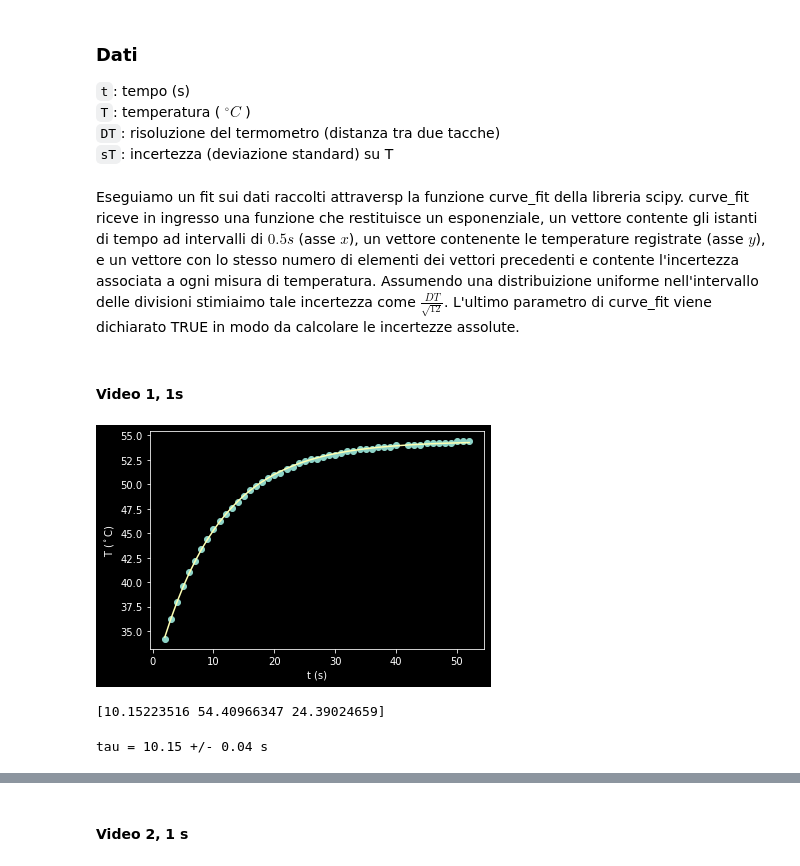
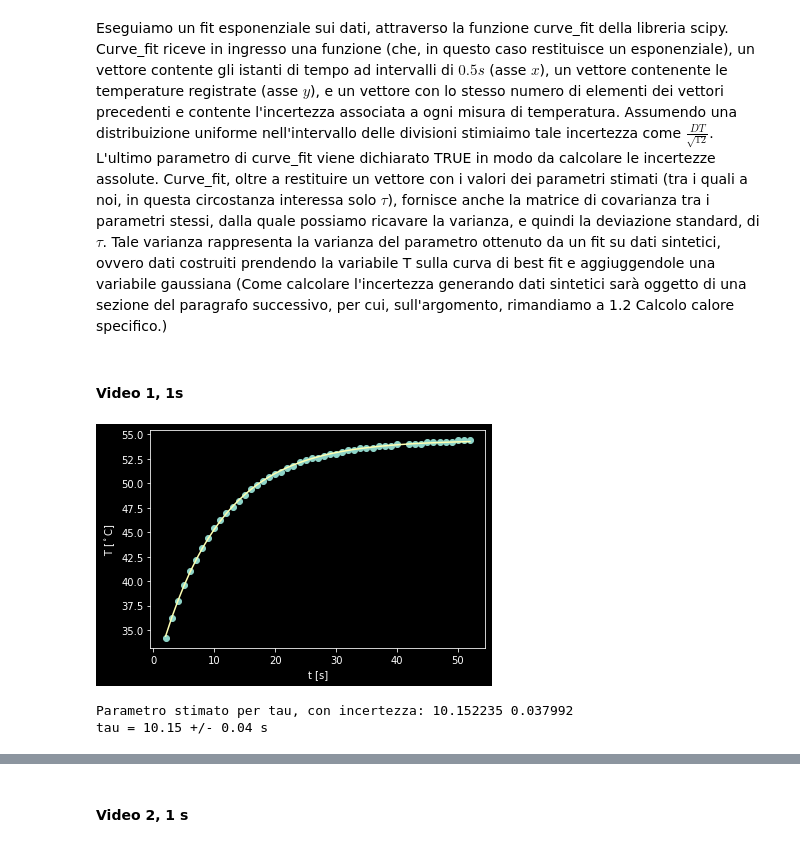
Before and after one commit to antoniogs20/Termo1, a Jupyter notebook: esp1.ipynb, the cells around one changed output, grey strips where cells are left out. Saved outputs shown, nothing was run; the diff lists cells and outputs as text; code cells hidden in the pictures.

```diff
--- a/esp1.ipynb
+++ b/esp1.ipynb
@@ -38,33 +47,26 @@ Effettuiamo l'analisi dei dati servendoci di Python.
-# %% [markdown]
-### Dati
-
-`t`: tempo (s)
-`T`: temperatura ( $^\circ C$ )
-`DT`: risoluzione del termometro (distanza tra due tacche)
-`sT`: incertezza (deviazione standard) su T
 # %% [markdown]
-Eseguiamo un fit sui dati raccolti attraversp la funzione curve_fit della libreria scipy. curve_fit riceve in ingresso una funzione che restituisce un esponenziale, un vettore contente gli istanti di tempo ad intervalli di $0.5s$ \(asse $x$\), un vettore contenente le temperature registrate \(asse $y$\), e un vettore con lo stesso numero di elementi dei vettori precedenti e contente l'incertezza associata a ogni misura di temperatura. Assumendo una distribuizione uniforme nell'intervallo delle divisioni stimiaimo tale incertezza come $\frac{DT}{\sqrt{12}}$. L'ultimo parametro di curve_fit viene dichiarato TRUE in modo da calcolare le incertezze assolute.
+Eseguiamo un fit esponenziale sui dati, attraverso la funzione curve_fit della libreria scipy. Curve_fit riceve in ingresso una funzione (che, in questo caso restituisce un esponenziale), un vettore contente gli istanti di tempo ad intervalli di $0.5s$ \(asse $x$\), un vettore contenente le temperature registrate \(asse $y$\), e un vettore con lo stesso numero di elementi dei vettori precedenti e contente l'incertezza associata a ogni misura di temperatura. Assumendo una distribuizione uniforme nell'intervallo delle divisioni stimiaimo tale incertezza come $\frac{DT}{\sqrt{12}}$. L'ultimo parametro di curve_fit viene dichiarato TRUE in modo da calcolare le incertezze assolute. Curve_fit, oltre a restituire un vettore con i valori dei parametri stimati \(tra i quali a noi, in questa circostanza interessa solo $\tau$\), fornisce anche la matrice di covarianza tra i parametri stessi, dalla quale possiamo ricavare la varianza, e quindi la deviazione standard, di $\tau$. Tale varianza rappresenta la varianza del parametro ottenuto da un fit su dati sintetici, ovvero dati costruiti prendendo la variabile T sulla curva di best fit e aggiuggendole una variabile gaussiana \(Come calcolare l'incertezza generando dati sintetici sarà oggetto di una sezione del paragrafo successivo, per cui, sull'argomento, rimandiamo a 1.2 Calcolo calore specifico.\)
 # %% [markdown]
 #### Video 1, 1s
 # %%
 s = open("Datos12.txt").read().replace(",", ".")
 t,T = transpose(loadtxt(StringIO(s)))
 DT= 0.2
 dS=DT/sqrt(12)*np.ones_like(T)
 def fit_func(t, tau,TF ,DeltaT):
     return TF - DeltaT*exp(-t/tau)
-params,pcov12 = curve_fit(fit_func, t, T,sigma=dS, absolute_sigma=True)
+params,pcov12 = curve_fit(fit_func, t, T, sigma=dS, absolute_sigma=True)
 tau12, T0, DeltaT = params
 plot(t, T, "o")
 plot(t, fit_func(t, tau12, T0, DeltaT))
-xlabel("t (s)")
-ylabel("T ($^\circ$C)")
+xlabel("t [s]")
+ylabel("T [$^\circ$C]")
 plt.show()
-print(params)
 # %% [output]
-[figure, old version]
+[figure, new version]
-[10.15223516 54.40966347 24.39024659]
 # %%
+print("Parametro stimato per tau, con incertezza: %lf %lf" %(tau12, np.sqrt(pcov12[0,0])))
 print("tau = %.2f +/- %.2f s" % (tau12, sqrt(pcov12[0,0])))
 # %% [output]
+Parametro stimato per tau, con incertezza: 10.152235 0.037992
 tau = 10.15 +/- 0.04 s
```
Also changed, not shown: parts of 48 cells of this notebook, 36 other files.
